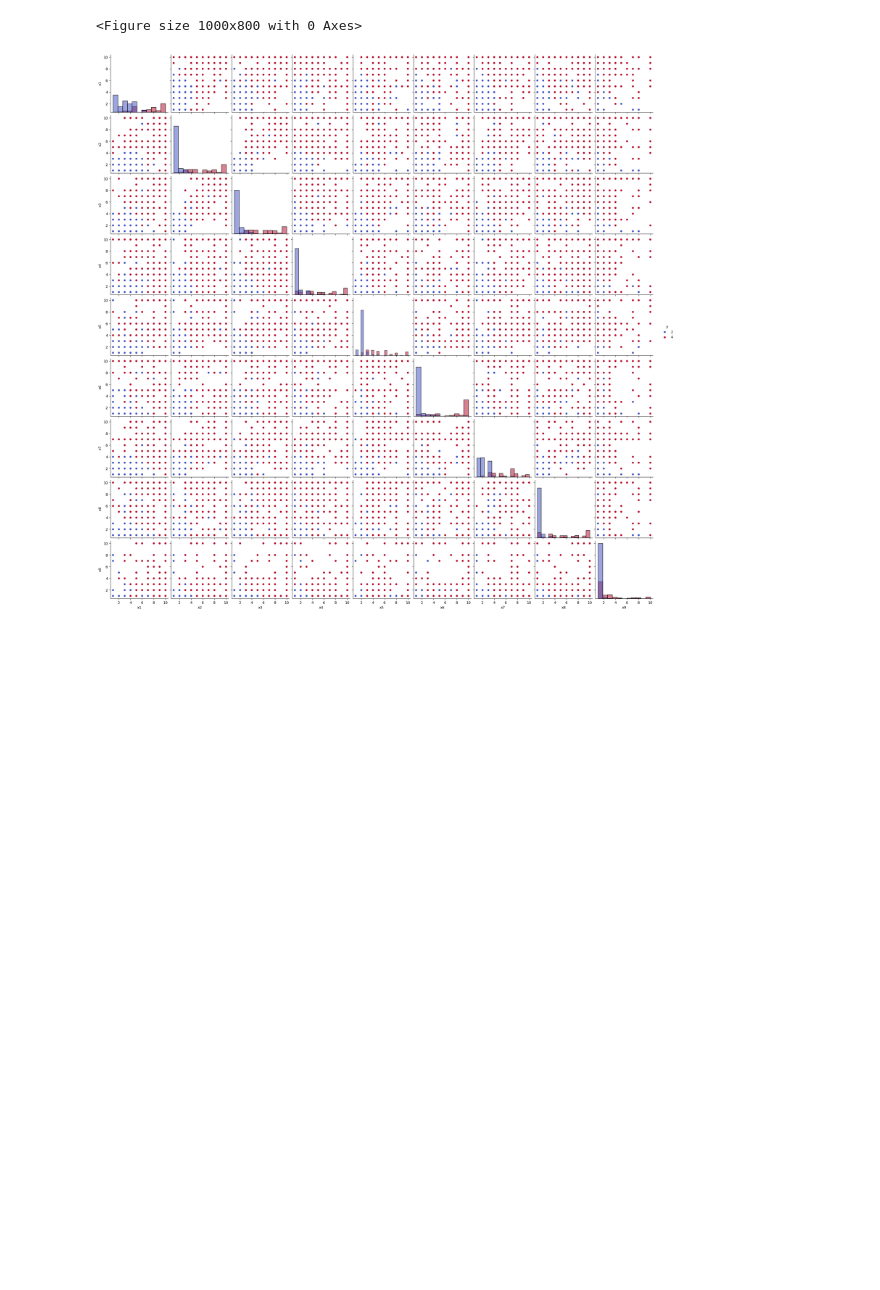
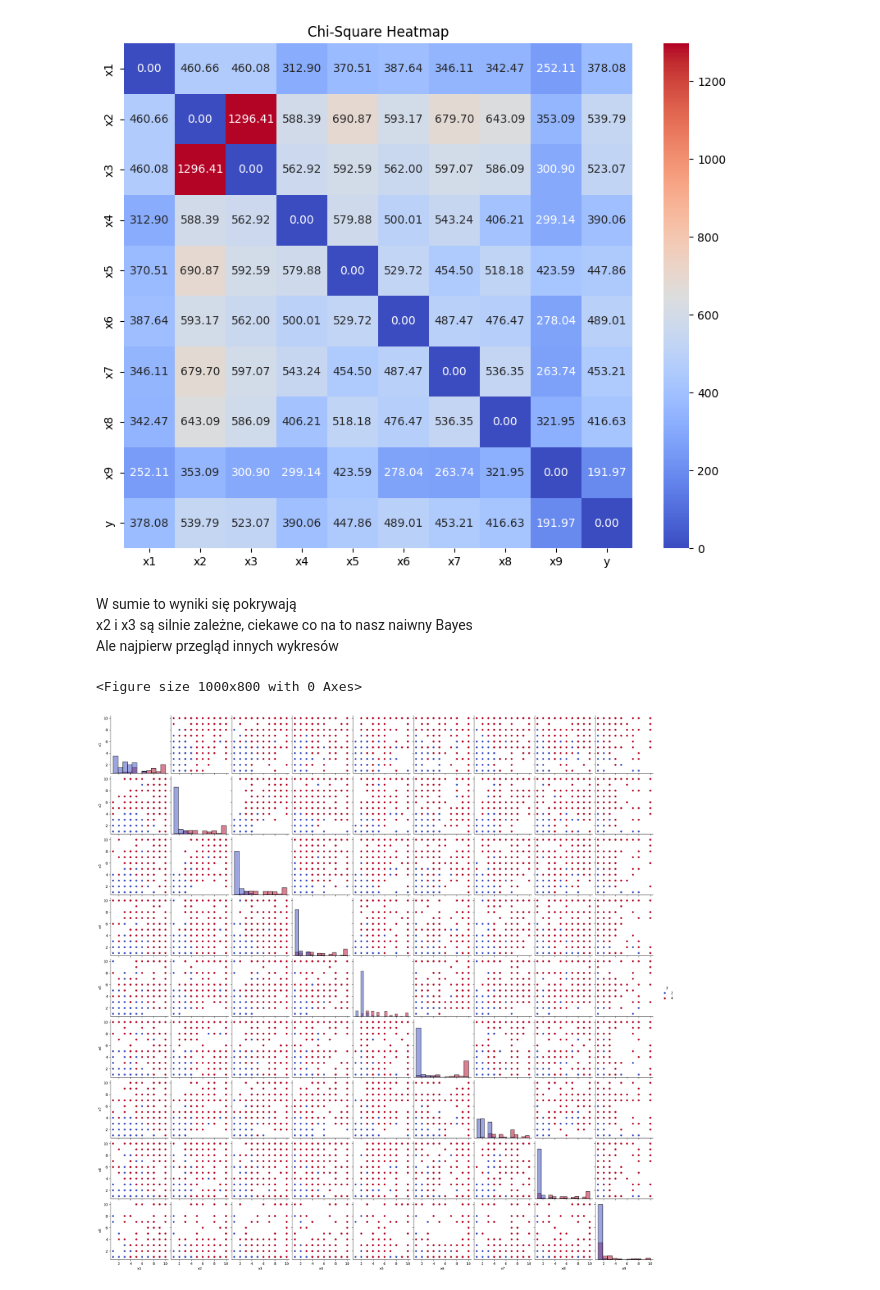
Before and after one commit to cieplypolar/friendly-classification, a Jupyter notebook: playground.ipynb, the cells around one changed output. Drawn from its saved outputs; the diff is of its cells as text; code cells hidden in the pictures; blank space fills up the shorter version.

```diff
--- a/playground.ipynb
+++ b/playground.ipynb
@@ -28,3 +27,13 @@ Ale przed tym, przegląd wykresów, które zasugerował ChatGPT
+# %%
+from utilz import chisq
+
+chisq(df)
+# %% [output]
+[figure, added]
+# %% [markdown]
+W sumie to wyniki się pokrywają
+x2 i x3 są silnie zależne, ciekawe co na to nasz naiwny Bayes
+Ale najpierw przegląd innych wykresów
 # %%
 plt.figure(figsize=(10, 8))
 sns.pairplot(df, hue='y', palette='coolwarm', diag_kind='hist')
```
Also changed, not shown: parts of 36 cells of this notebook, 14 other files.
